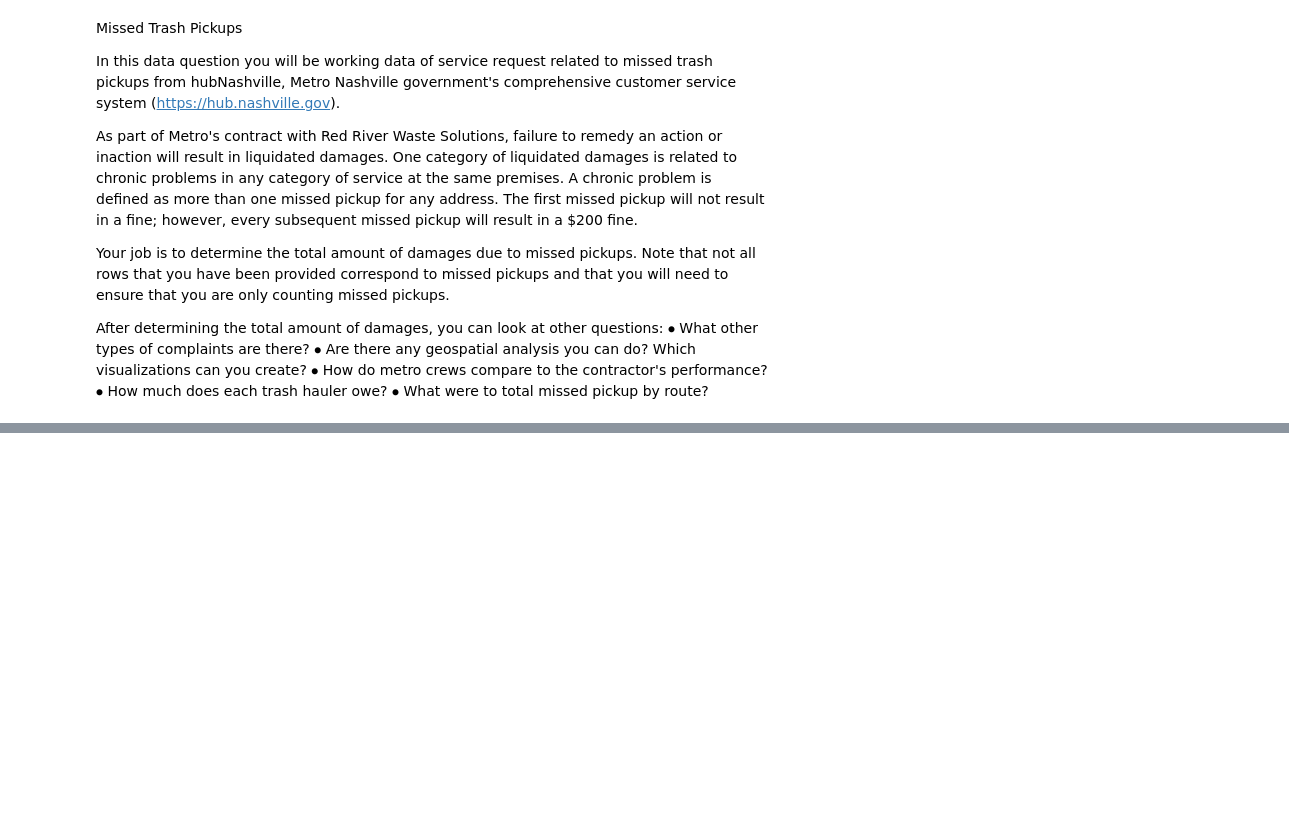
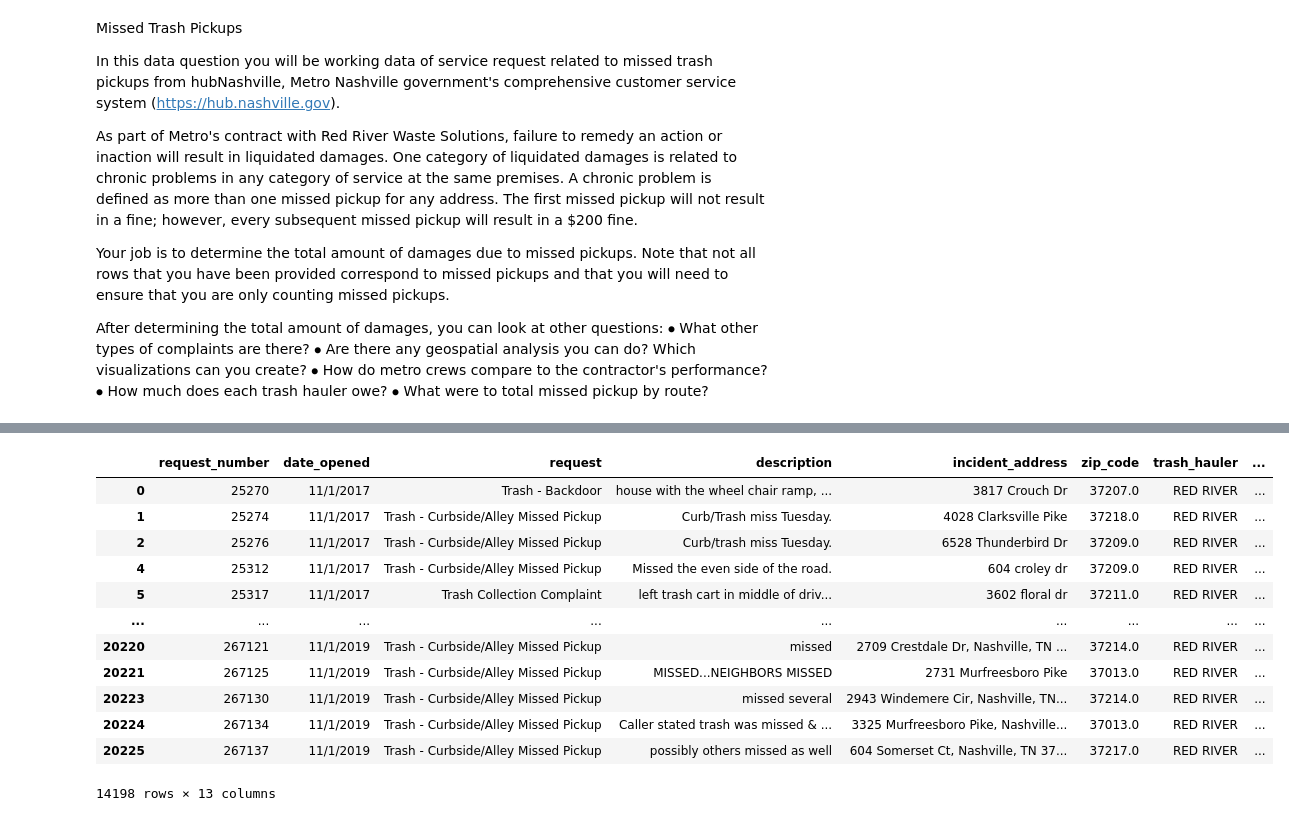
Before and after one commit to NSS-Data-Analytics-Cohort-16/da16-trashpickups-DSVaughan266, a Jupyter notebook: notebooks/trashpickups.ipynb, the cells around one changed output, grey strips where cells are left out. Cells and saved outputs as stored; diff of their text form; code cells hidden in the pictures; blank space fills up the shorter version.

```diff
--- a/notebooks/trashpickups.ipynb
+++ b/notebooks/trashpickups.ipynb
@@ -406,17 +90,0 @@ df_trash["address_clean"] = (
-# %%
-# Abbreviate most common street types.
-
-df_trash["address_clean"] = (
-    df_trash["address_clean"]
-    .str.replace(r"\bavenue\b", "ave", regex=True)
-    .str.replace(r"\bstreet\b", "st", regex=True)
-    .str.replace(r"\bdrive\b", "dr", regex=True)
-    .str.replace(r"\broad\b", "rd", regex=True)
-    .str.replace(r"\bpike\b", "pk", regex=True)
-    .str.replace(r"\bboulevard\b", "blvd", regex=True)
-    .str.replace(r"\bcourt\b", "ct", regex=True)
-    .str.replace(r"\blane\b", "ln", regex=True)
-    .str.replace(r"\bplace\b", "pl", regex=True)
-    .str.replace(r"\bparkway\b", "pkwy", regex=True)
-    .str.replace(r"\btrail\b", "trl", regex=True)
-)
@@ -527,7 +90,0 @@ print(address_counts)
-# %%
-df_trash = df_trash.merge(
-    address_counts[["address_clean", "fines"]],
-    on="address_clean",
-    how="left"
-)
-df_trash.head()
@@ -560,11 +90,0 @@ print(hauler_fines)
-# %%
-# Calculate the total fine amount for each hauler.
-
-df_trash["fine_amount"] = df_trash["fines"] * 200
-total_fine_amount = (
-    df_trash
-    .drop_duplicates("address_clean")
-    ["fine_amount"]
-    .sum()
-)
-print(total_fine_amount)
@@ -702,0 +111,3 @@ However, this updated method would only result in $1500 because neither Mar nor
+# %%
+missed_pickups = df_trash[df_trash['request'].isin(['Trash - Curbside/Alley Missed Pickup', 'Trash - Backdoor', 'Trash Collection Complaint'])]
+print(f"Number of missed pickups: {len(missed_pickups)}")
@@ -702,0 +139,19 @@ However, this updated method would only result in $1500 because neither Mar nor
+# %%
+# Missed pickups for Red River
+
+red_river = missed_pickups[missed_pickups['trash_hauler'] == 'RED RIVER']
+red_river
+# %% [output]
+|  | request_number | date_opened | request | description | incident_address | zip_code | trash_hauler | ... |
+| 0 | 25270 | 11/1/2017 | Trash - Backdoor | house with the wheel chair ramp, ... | 3817 Crouch Dr | 37207.0 | RED RIVER | ... |
+| 1 | 25274 | 11/1/2017 | Trash - Curbside/Alley Missed Pickup | Curb/Trash miss Tuesday. | 4028 Clarksville Pike | 37218.0 | RED RIVER | ... |
+| 2 | 25276 | 11/1/2017 | Trash - Curbside/Alley Missed Pickup | Curb/trash miss Tuesday. | 6528 Thunderbird Dr | 37209.0 | RED RIVER | ... |
+| 4 | 25312 | 11/1/2017 | Trash - Curbside/Alley Missed Pickup | Missed the even side of the road. | 604 croley dr | 37209.0 | RED RIVER | ... |
+| 5 | 25317 | 11/1/2017 | Trash Collection Complaint | left trash cart in middle of driv... | 3602 floral dr | 37211.0 | RED RIVER | ... |
+| ... | ... | ... | ... | ... | ... | ... | ... | ... |
+| 20220 | 267121 | 11/1/2019 | Trash - Curbside/Alley Missed Pickup | missed | 2709 Crestdale Dr, Nashville, TN ... | 37214.0 | RED RIVER | ... |
+| 20221 | 267125 | 11/1/2019 | Trash - Curbside/Alley Missed Pickup | MISSED...NEIGHBORS MISSED | 2731 Murfreesboro Pike | 37013.0 | RED RIVER | ... |
+| 20223 | 267130 | 11/1/2019 | Trash - Curbside/Alley Missed Pickup | missed several | 2943 Windemere Cir, Nashville, TN... | 37214.0 | RED RIVER | ... |
+| 20224 | 267134 | 11/1/2019 | Trash - Curbside/Alley Missed Pickup | Caller stated trash was missed & ... | 3325 Murfreesboro Pike, Nashville... | 37013.0 | RED RIVER | ... |
+| 20225 | 267137 | 11/1/2019 | Trash - Curbside/Alley Missed Pickup | possibly others missed as well | 604 Somerset Ct, Nashville, TN 37... | 37217.0 | RED RIVER | ... |
+14198 rows × 13 columns
```
Also changed, not shown: parts of 64 cells of this notebook.
